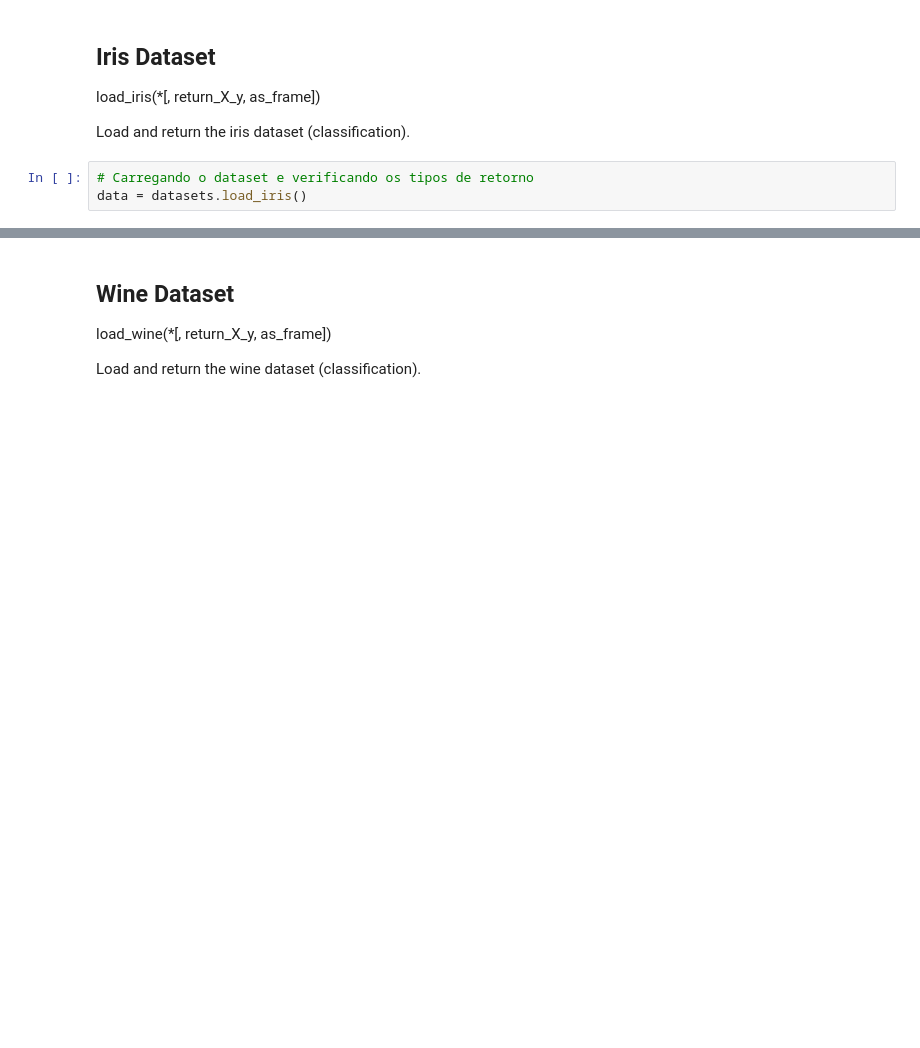
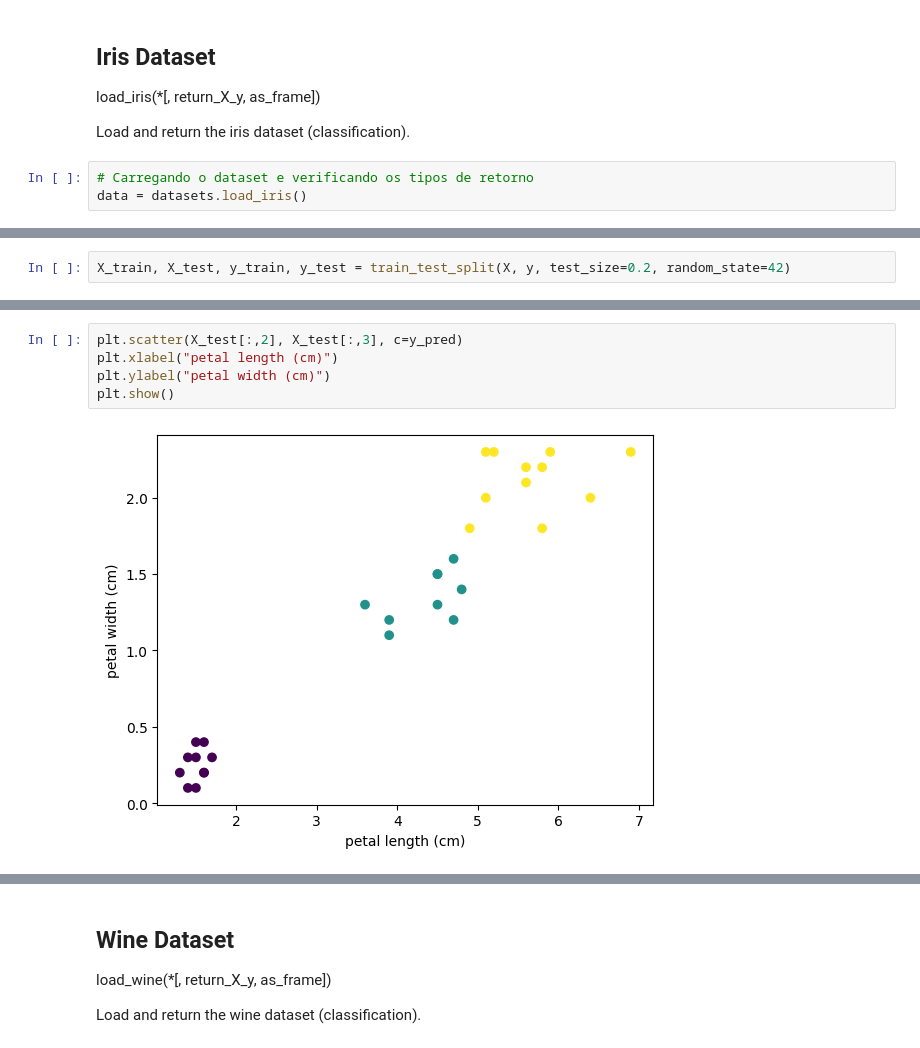
Before and after one commit to viktoruebelhart/pos_facens, a Jupyter notebook: Intro_AI_Supervisionado.ipynb, the cells around one changed output, grey strips where cells are left out. Saved outputs shown, nothing was run; the diff lists cells and outputs as text; blank space fills up the shorter version.

```diff
--- a/Intro_AI_Supervisionado.ipynb
+++ b/Intro_AI_Supervisionado.ipynb
@@ -298,0 +468,2 @@ data = datasets.load_iris()
+# %%
+X_train, X_test, y_train, y_test = train_test_split(X, y, test_size=0.2, random_state=42)
@@ -298,0 +503,7 @@ data = datasets.load_iris()
+# %%
+plt.scatter(X_test[:,2], X_test[:,3], c=y_pred)
+plt.xlabel("petal length (cm)")
+plt.ylabel("petal width (cm)")
+plt.show()
+# %% [output]
+[figure, added]
```
Also changed, not shown: parts of 48 cells of this notebook.
